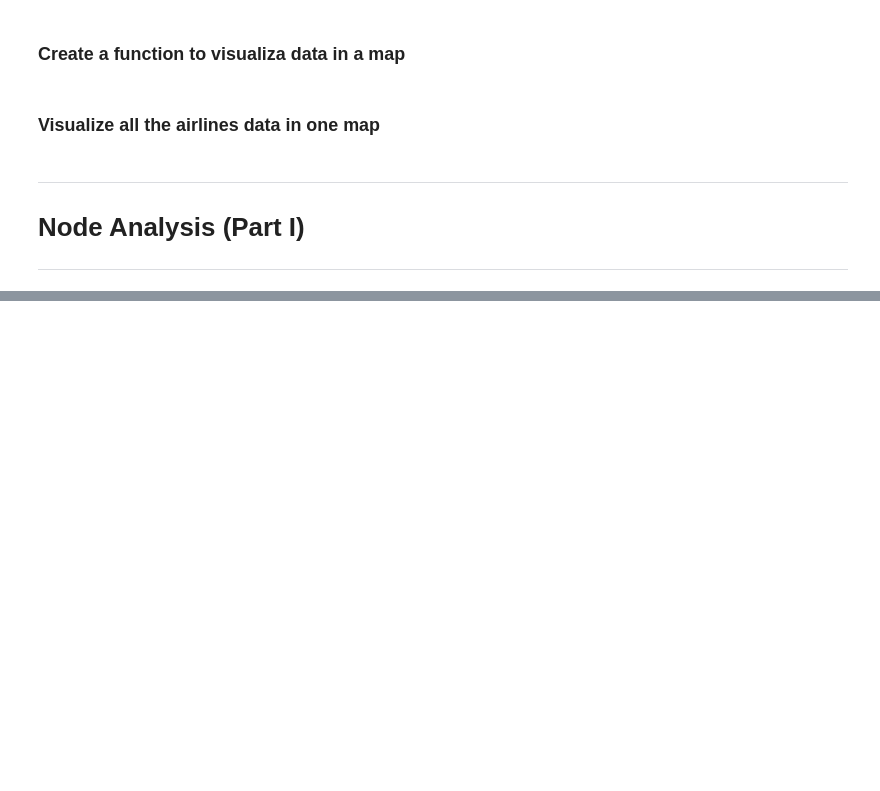
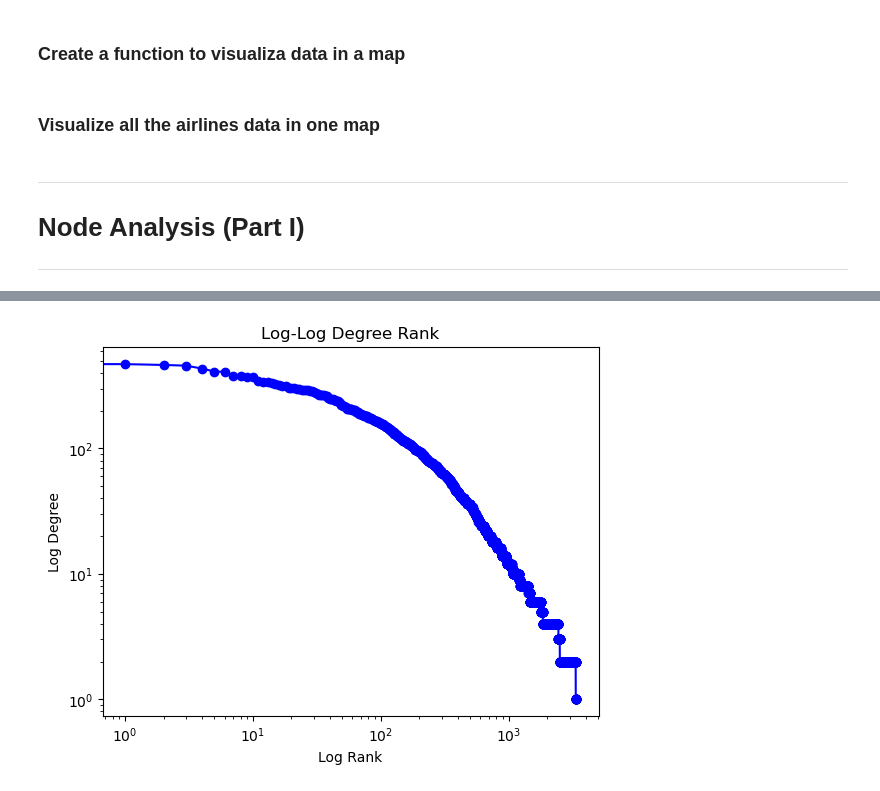
Before and after one commit to Vicente-Lorenzo/NetworkScience, a Jupyter notebook: project/research.ipynb, the cells around one changed output, grey strips where cells are left out. Saved outputs shown, nothing was run; the diff lists cells and outputs as text; code cells hidden in the pictures; blank space fills up the shorter version.

```diff
--- a/project/research.ipynb
+++ b/project/research.ipynb
@@ -166,0 +212,8 @@ for _, row in data.iterrows():
+# %%
+plt.loglog(degree_sequence, 'b-', marker='o')
+plt.title("Log-Log Degree Rank")
+plt.xlabel("Log Rank")
+plt.ylabel("Log Degree")
+plt.show()
+# %% [output]
+[figure, added]
```
Also changed, not shown: parts of 20 cells of this notebook, 1 other file.
